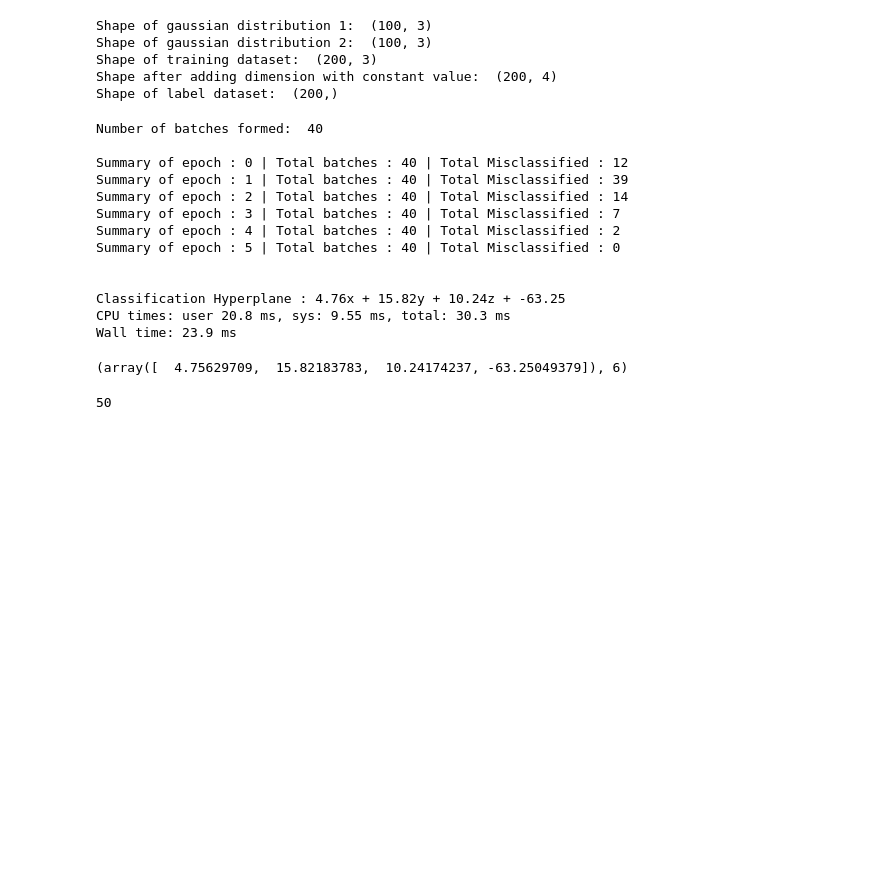
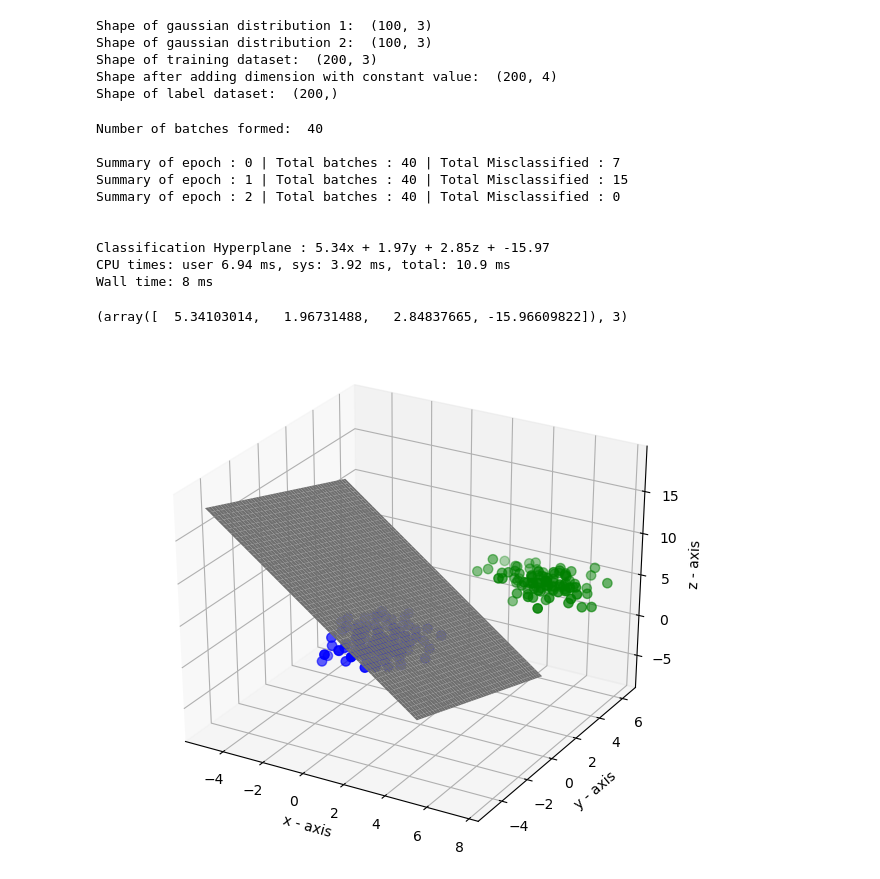
Before and after one commit to sampath9dasari/perceptron-vectorized, a Jupyter notebook: simplest_neural_network.ipynb, the cells around one changed output. Saved outputs shown, nothing was run; the diff lists cells and outputs as text; code cells hidden in the pictures; blank space fills up the shorter version.

```diff
--- a/simplest_neural_network.ipynb
+++ b/simplest_neural_network.ipynb
@@ -11,7 +7,7 @@ from lib.plot_3d import *
 num_values = 100
 
 mean1 = [0,0,0]
-mean2 = [12,12,12]
+mean2 = [5,5,5]
 covar = [[1,0,0],[0,1,0],[0,0,1]]
 
 x1 = np.random.multivariate_normal(mean1, covar, (num_values))
@@ -47,25 +43,19 @@ init_weights = np.ones(4)
 perceptron = Perceptron(dim=3, batch_size=5)
 
 perceptron.fit(final_x,final_y)
-
-# K = compute_k(final_x,init_weights,batch_weights)
-# print("\nOptimal number of iterations to converge: %d"%K)
 # %% [output]
 Number of batches formed:  40
 
-Summary of epoch : 0 | Total batches : 40 | Total Misclassified : 12
-Summary of epoch : 1 | Total batches : 40 | Total Misclassified : 39
-Summary of epoch : 2 | Total batches : 40 | Total Misclassified : 14
-Summary of epoch : 3 | Total batches : 40 | Total Misclassified : 7
-Summary of epoch : 4 | Total batches : 40 | Total Misclassified : 2
-Summary of epoch : 5 | Total batches : 40 | Total Misclassified : 0
+Summary of epoch : 0 | Total batches : 40 | Total Misclassified : 7
+Summary of epoch : 1 | Total batches : 40 | Total Misclassified : 15
+Summary of epoch : 2 | Total batches : 40 | Total Misclassified : 0
 
 
-Classification Hyperplane : 4.76x + 15.82y + 10.24z + -63.25
-CPU times: user 20.8 ms, sys: 9.55 ms, total: 30.3 ms
-Wall time: 23.9 ms
+Classification Hyperplane : 5.34x + 1.97y + 2.85z + -15.97
+CPU times: user 6.94 ms, sys: 3.92 ms, total: 10.9 ms
+Wall time: 8 ms
-(array([  4.75629709,  15.82183783,  10.24174237, -63.25049379]), 6)
+(array([  5.34103014,   1.96731488,   2.84837665, -15.96609822]), 3)
-# %%
-final_y.shape[0]
-# %% [output]
-50
+# %%
+plot_hyperplane(final_x,final_y,perceptron.weights)
+# %% [output]
+[figure, added]
```
Also changed, not shown: parts of 1 cell of this notebook.
